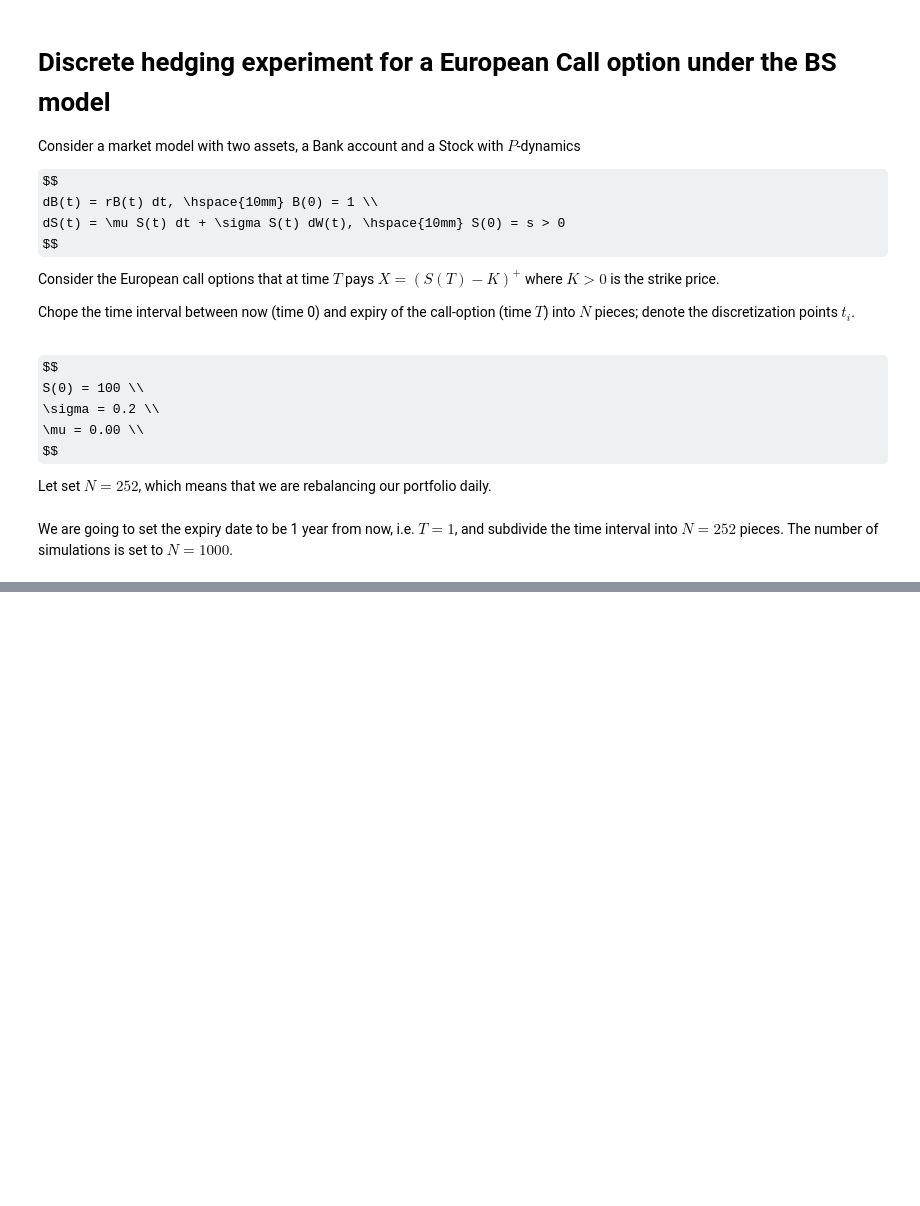
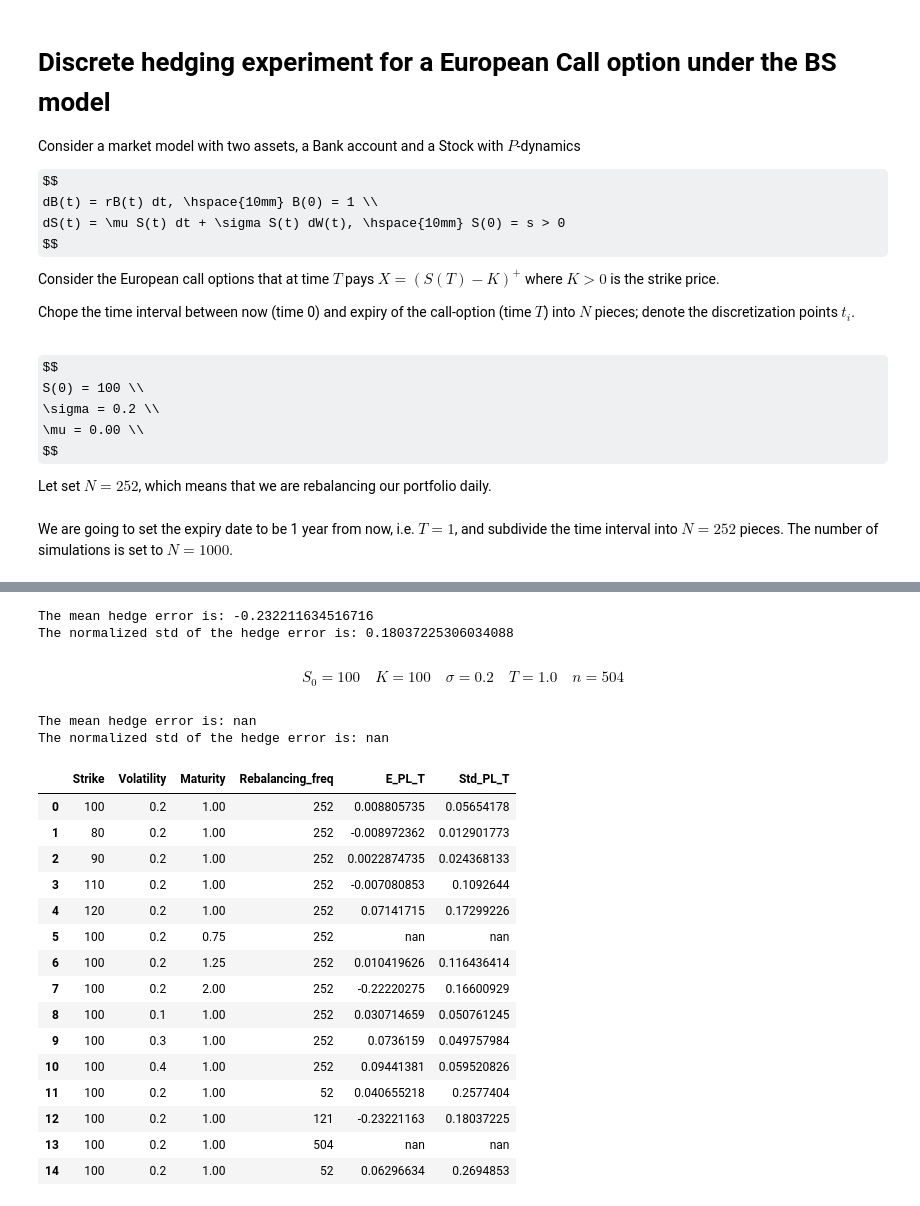
Before and after one commit to paolodelia99/delta-hedging, a Jupyter notebook: black-scholes-hedging/call-option/bs_delta_hedging.ipynb, the cells around one changed output, grey strips where cells are left out. Cells and saved outputs as stored; diff of their text form; code cells hidden in the pictures; some formulas as TeX source; blank space fills up the shorter version.

```diff
--- a/black-scholes-hedging/call-option/bs_delta_hedging.ipynb
+++ b/black-scholes-hedging/call-option/bs_delta_hedging.ipynb
@@ -108,0 +157,8 @@ plt.show()
+# %%
+K = 80
+sigma = 0.2
+maturity = 1.0
+N = 252
+n_sim = 100
+
+stock_paths = gmb.sample_paths(maturity, N, n_sim)
@@ -108,0 +305,8 @@ plt.show()
+# %%
+K = 100
+sigma = 0.2
+N = 52
+T = 1.0
+
+gmb = UnivGeometricBrownianMotion(s0, mean, sigma, dtype=jnp.float32)
+stock_paths = gmb.sample_paths(T, N, n_sim)
@@ -108,0 +327,39 @@ plt.show()
+# %%
+results = update_results(stock_paths, K, discount_rate, sigma, T, N, ticksize=ticksize)
+# %% [output]
+The mean hedge error is: -0.232211634516716
+The normalized std of the hedge error is: 0.18037225306034088
+# %% [markdown]
+$$
+S_0 = 100 \quad K = 100 \quad \sigma = 0.2 \quad T = 1.0 \quad n = 504
+$$
+# %%
+N = 504
+T = 1.0
+
+stock_paths = gmb.sample_paths(T, N, n_sim)
+# %%
+results = update_results(stock_paths, K, discount_rate, sigma, T, N, ticksize=ticksize)
+# %% [output]
+The mean hedge error is: nan
+The normalized std of the hedge error is: nan
+# %%
+res_df = pd.DataFrame.from_dict(results)
+res_df
+# %% [output]
+|  | Strike | Volatility | Maturity | Rebalancing_freq | E_PL_T | Std_PL_T |
+| 0 | 100 | 0.2 | 1.00 | 252 | 0.008805735 | 0.05654178 |
+| 1 | 80 | 0.2 | 1.00 | 252 | -0.008972362 | 0.012901773 |
+| 2 | 90 | 0.2 | 1.00 | 252 | 0.0022874735 | 0.024368133 |
+| 3 | 110 | 0.2 | 1.00 | 252 | -0.007080853 | 0.1092644 |
+| 4 | 120 | 0.2 | 1.00 | 252 | 0.07141715 | 0.17299226 |
+| 5 | 100 | 0.2 | 0.75 | 252 | nan | nan |
+| 6 | 100 | 0.2 | 1.25 | 252 | 0.010419626 | 0.116436414 |
+| 7 | 100 | 0.2 | 2.00 | 252 | -0.22220275 | 0.16600929 |
+| 8 | 100 | 0.1 | 1.00 | 252 | 0.030714659 | 0.050761245 |
+| 9 | 100 | 0.3 | 1.00 | 252 | 0.0736159 | 0.049757984 |
+| 10 | 100 | 0.4 | 1.00 | 252 | 0.09441381 | 0.059520826 |
+| 11 | 100 | 0.2 | 1.00 | 52 | 0.040655218 | 0.2577404 |
+| 12 | 100 | 0.2 | 1.00 | 121 | -0.23221163 | 0.18037225 |
+| 13 | 100 | 0.2 | 1.00 | 504 | nan | nan |
+| 14 | 100 | 0.2 | 1.00 | 52 | 0.06296634 | 0.2694853 |
```
Also changed, not shown: parts of 160 cells of this notebook, 2 other files.
